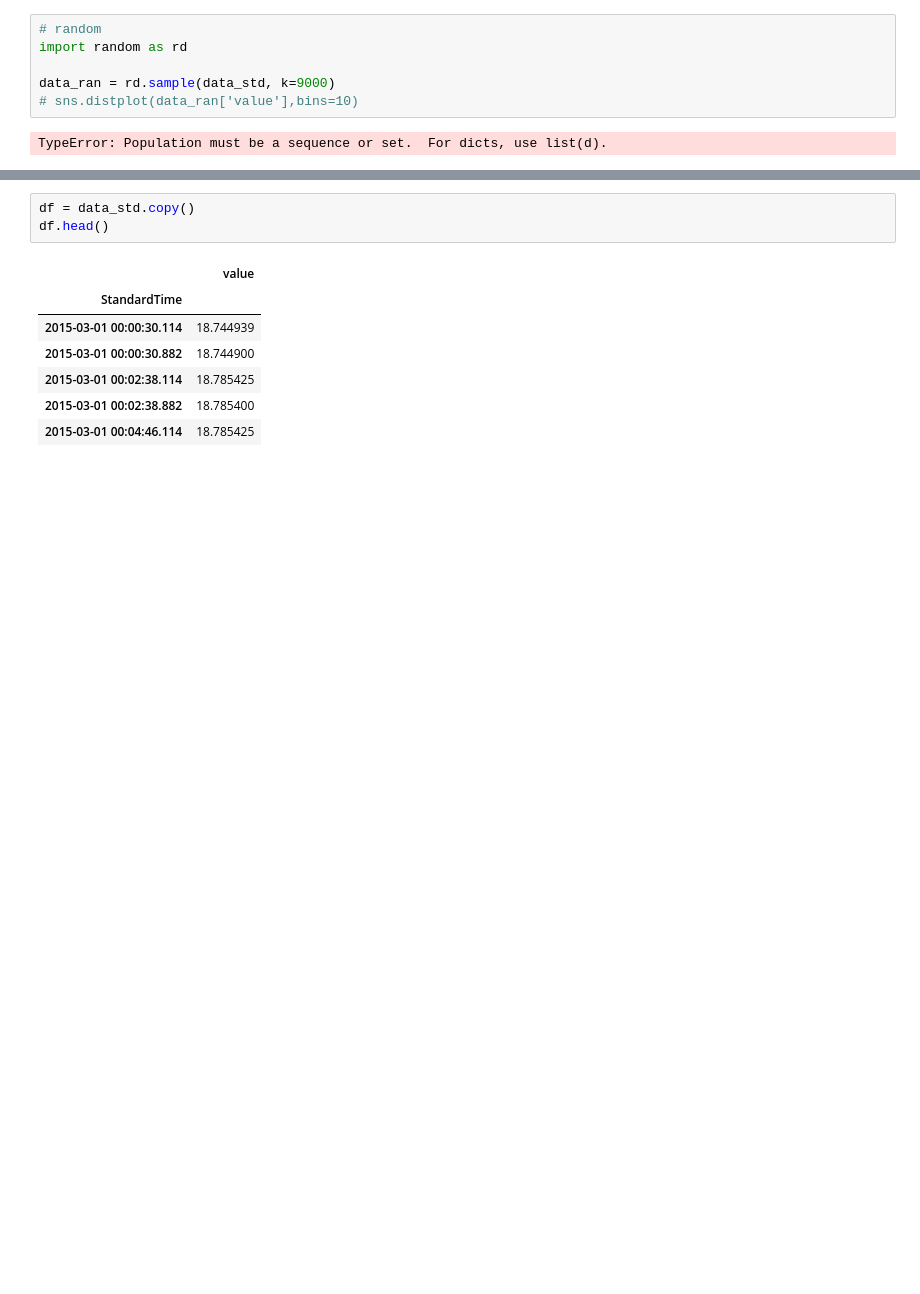
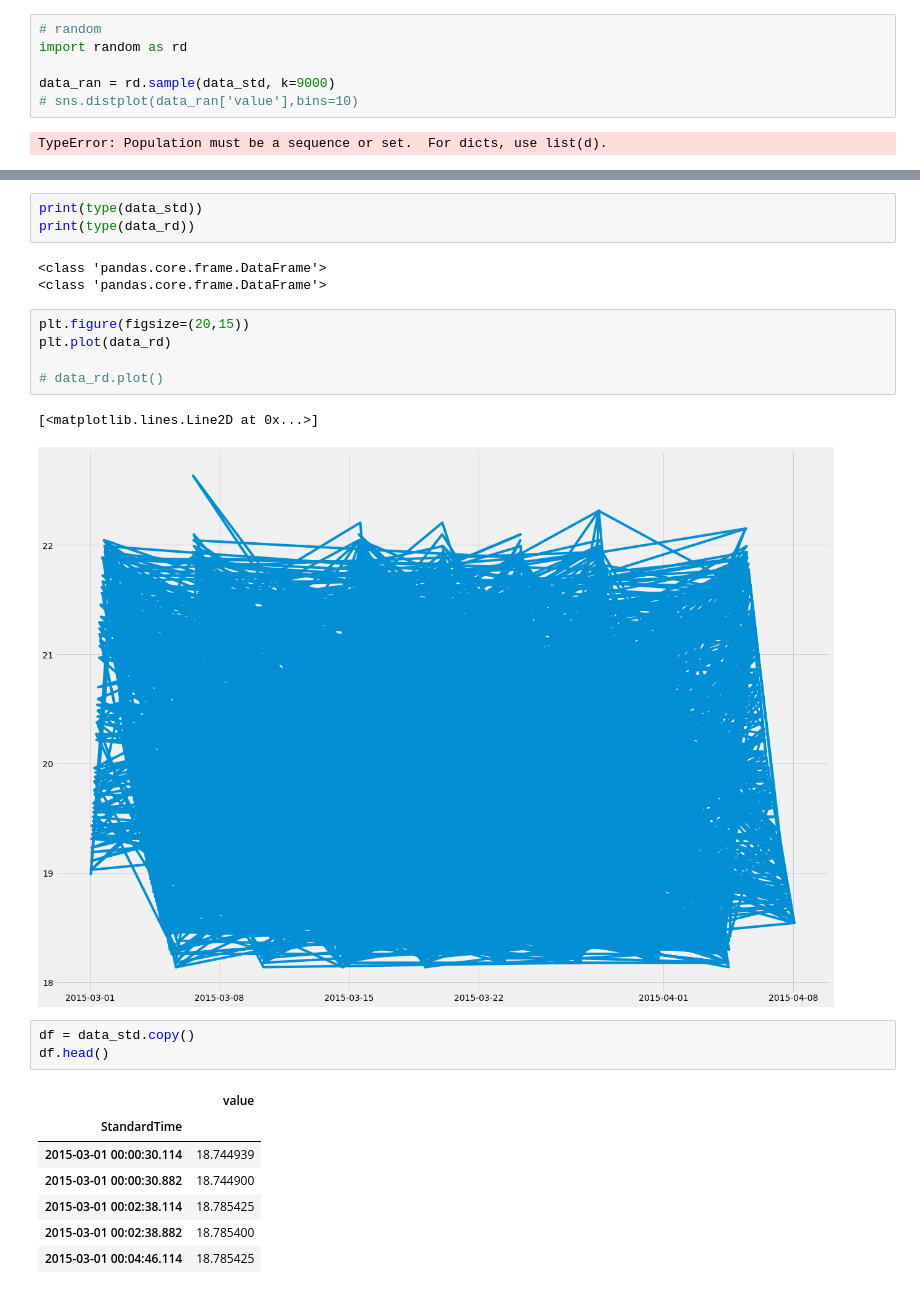
Before and after one commit to parinyad123/Telemetry_Project, a Jupyter notebook: Predict_time_Series/Telemetry/TANKTEMP092_098.ipynb, the cells around one changed output, grey strips where cells are left out. Drawn from its saved outputs; the diff is of its cells as text; blank space fills up the shorter version.

```diff
--- a/Predict_time_Series/Telemetry/TANKTEMP092_098.ipynb
+++ b/Predict_time_Series/Telemetry/TANKTEMP092_098.ipynb
@@ -230,3 +285,17 @@ data.shape()
+# %%
+print(type(data_std))
+print(type(data_rd))
+# %% [output]
+<class 'pandas.core.frame.DataFrame'>
+<class 'pandas.core.frame.DataFrame'>
+# %%
+plt.figure(figsize=(20,15))
+plt.plot(data_rd)
+
+# data_rd.plot()
+# %% [output]
+[<matplotlib.lines.Line2D at 0x...>]
+[figure, added]
 # %%
 df = data_std.copy()
 df.head()
```
Also changed, not shown: parts of 30 cells of this notebook.
